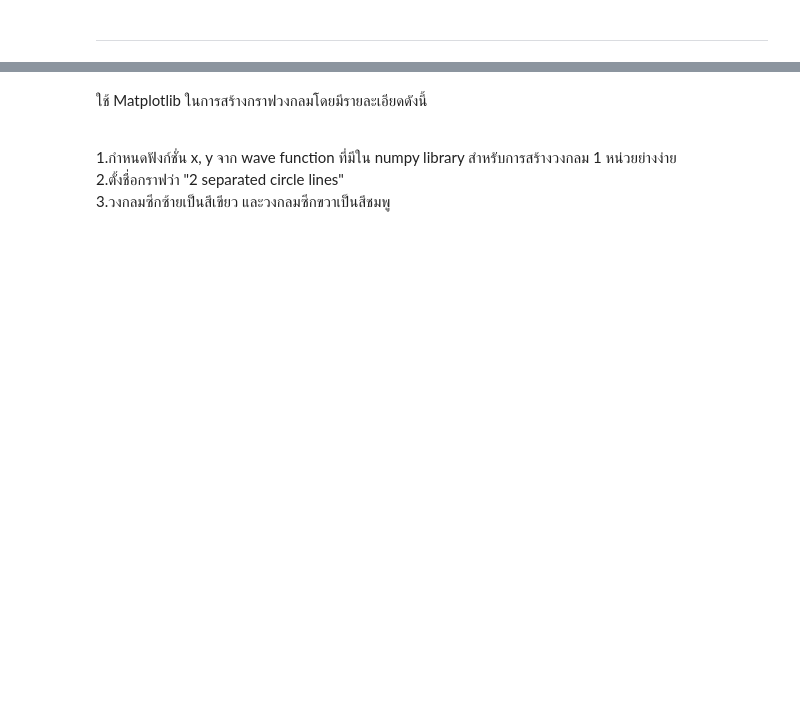
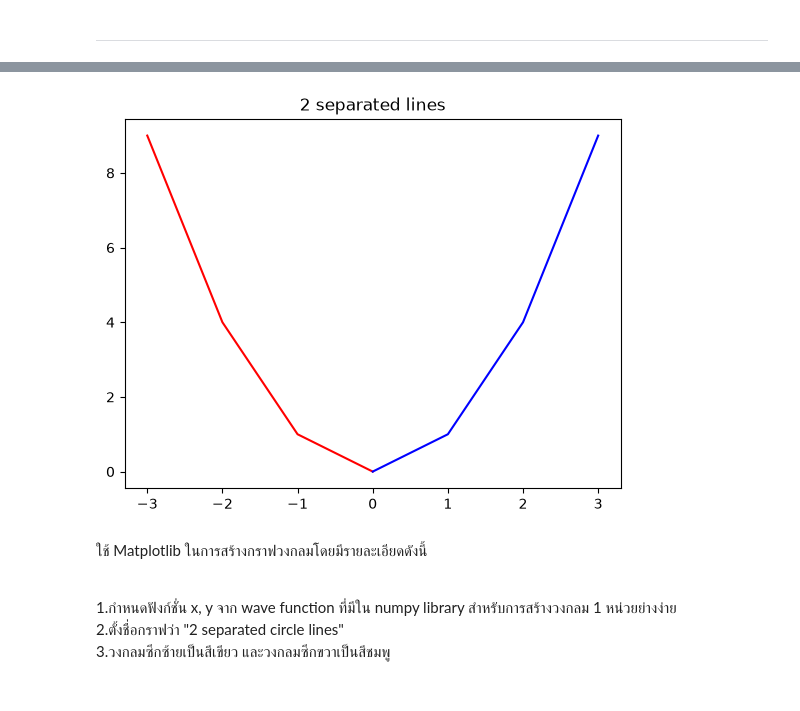
Before and after one commit to WaroonRagwongsiri/IntroMLHomework, a Jupyter notebook: Week2/W2_3_Matplotlib_n_Pandas.ipynb, the cells around one changed output, grey strips where cells are left out. Saved outputs shown, nothing was run; the diff lists cells and outputs as text; code cells hidden in the pictures; blank space fills up the shorter version.

```diff
--- a/Week2/W2_3_Matplotlib_n_Pandas.ipynb
+++ b/Week2/W2_3_Matplotlib_n_Pandas.ipynb
@@ -502,3 +505,17 @@ plt.plot(df.longitude, df.latitude, 'ro');
+# %%
+x1 = np.array([-3 , -2, -1, 0])
+x2 = np.array([0, 1, 2, 3])
+
+y1 = x1**2
+y2 = x2**2
+
+plt.plot(x1, y1, color='red', label='Left side (x <= 0)')
+plt.plot(x2, y2, color='blue', label='Right side (x >= 0)')
+
+plt.title("2 separated lines")
+plt.show()
+# %% [output]
+[figure, added]
 # %% [markdown]
 ใช้ Matplotlib ในการสร้างกราฟวงกลมโดยมีรายละเอียดดังนี้
 
```
Also changed, not shown: parts of 9 cells of this notebook, 3 other files.
